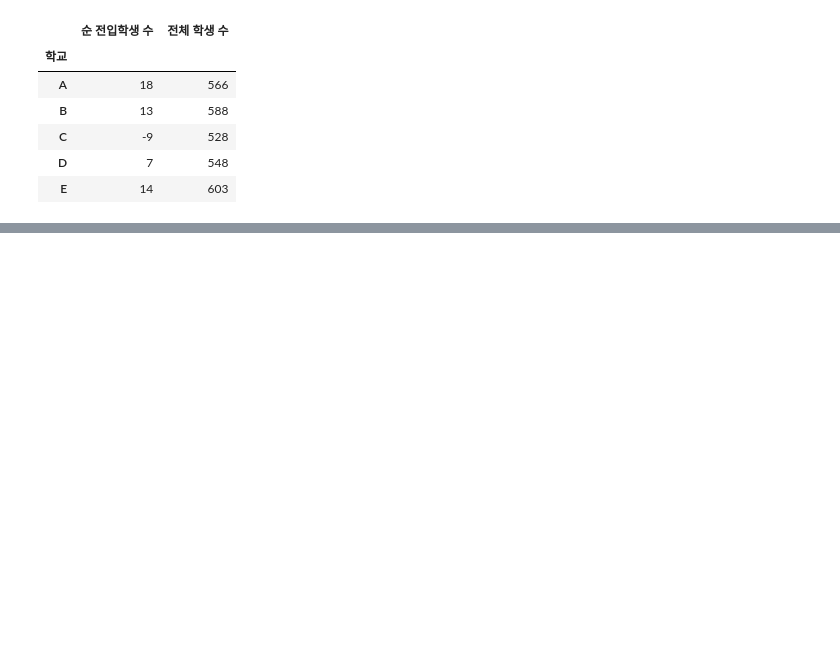
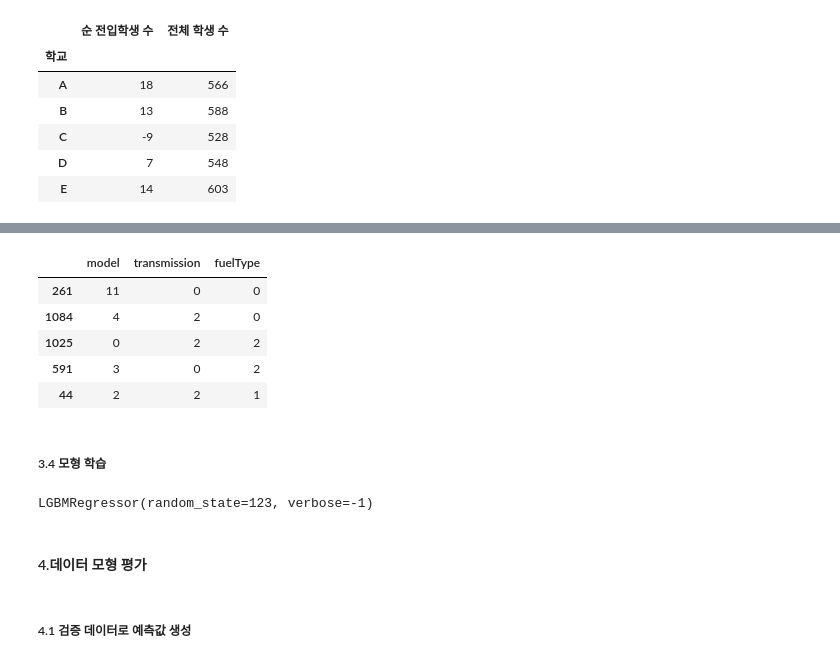
Before and after one commit to va4756/yemoon_bigdata_test, a Jupyter notebook: bigdata_예문_실전문제_example2.ipynb, the cells around one changed output, grey strips where cells are left out. Cells and saved outputs as stored; diff of their text form; code cells hidden in the pictures; blank space fills up the shorter version.

```diff
--- a/bigdata_예문_실전문제_example2.ipynb
+++ b/bigdata_예문_실전문제_example2.ipynb
@@ -1709,0 +1869,16 @@ rst_df.head()
+# %%
+from sklearn.preprocessing import LabelEncoder
+
+X = pd.concat([X_train[COL_CAT], X_test[COL_CAT]])
+
+for col in COL_CAT:
+    le = LabelEncoder()
+    le.fit(X[col])
+    X_tr[col] = le.transform(X_tr[col])
+    X_val[col] = le.transform(X_val[col])
+    X_test[col] = le.transform(X_test[col])
+
+    # 각 변수의 클래스 확인
+    print(col)
+    print(le.classes_)
+    print('\n')
@@ -1709,0 +1898,35 @@ rst_df.head()
+# %%
+X_tr[COL_CAT].head()
+# %% [output]
+|  | model | transmission | fuelType |
+| 261 | 11 | 0 | 0 |
+| 1084 | 4 | 2 | 0 |
+| 1025 | 0 | 2 | 2 |
+| 591 | 3 | 0 | 2 |
+| 44 | 2 | 2 | 1 |
+# %% [markdown]
+##### 3.4 모형 학습
+# %%
+## 1) 랜덤 포레스트(회귀 문제)
+from sklearn.ensemble import RandomForestRegressor
+
+model_rf = RandomForestRegressor(random_state=123)
+model_rf.fit(X_tr, y_tr)
+
+## 2) XGBoost
+from xgboost import XGBRegressor
+
+model_xgb = XGBRegressor(random_state=123)
+model_xgb.fit(X_tr, y_tr)
+
+## 3) LightGBM
+import lightgbm as lgb
+
+model_lgb = lgb.LGBMRegressor(random_state=123, verbose=-1)
+model_lgb.fit(X_tr, y_tr)
+# %% [output]
+LGBMRegressor(random_state=123, verbose=-1)
+# %% [markdown]
+#### 4.데이터 모형 평가
+# %% [markdown]
+##### 4.1 검증 데이터로 예측값 생성
```
Also changed, not shown: parts of 38 cells of this notebook.
